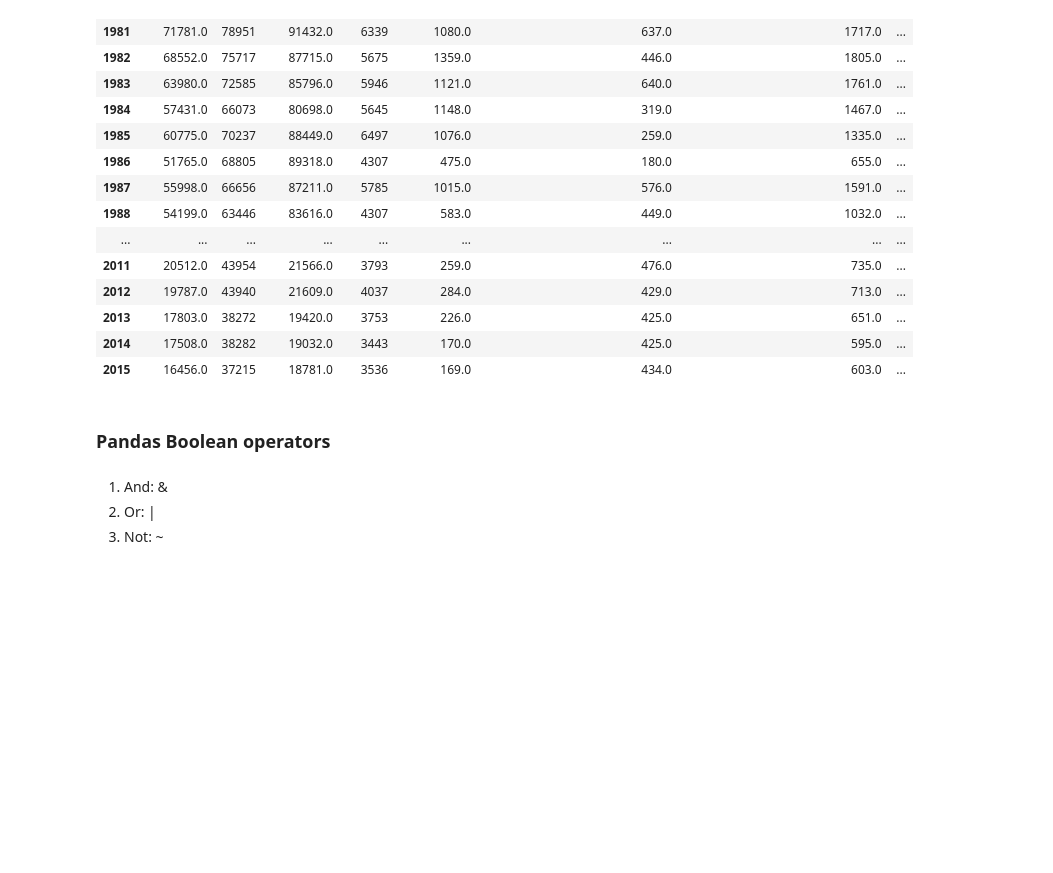
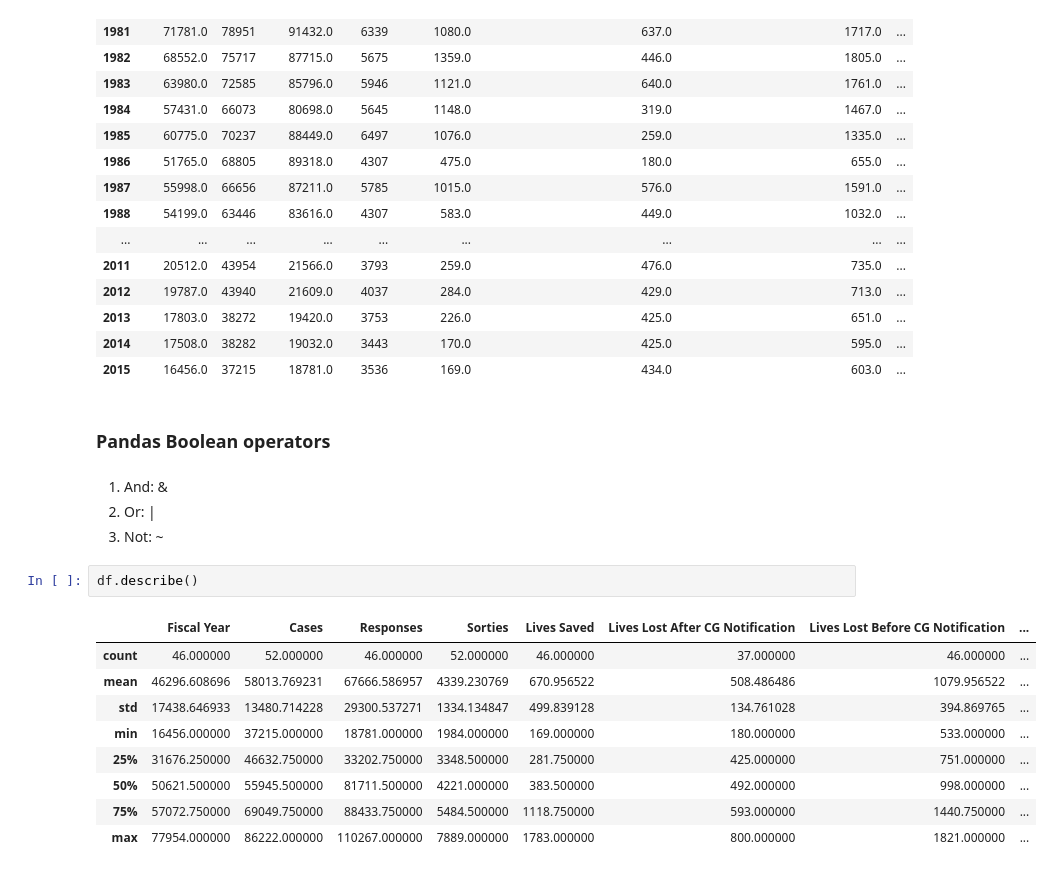
Before and after one commit to DanyQJ/Ingenieria-de-datos, a Jupyter notebook: Python y Pandas para ingeniería de datos/Notebooks/Semana_3/012_Selecting_DataFrame_data.ipynb, the cells around one changed output. Cells and saved outputs as stored; diff of their text form; blank space fills up the shorter version.

```diff
--- a/Python y Pandas para ingeniería de datos/Notebooks/Semana_3/012_Selecting_DataFrame_data.ipynb
+++ b/Python y Pandas para ingeniería de datos/Notebooks/Semana_3/012_Selecting_DataFrame_data.ipynb
@@ -104,3 +105,15 @@ df[mask]
 1. And: &
 2. Or: |
 3. Not: ~
+# %%
+df.describe()
+# %% [output]
+|  | Fiscal Year | Cases | Responses | Sorties | Lives Saved | Lives Lost After CG Notification | Lives Lost Before CG Notification | ... |
+| count | 46.000000 | 52.000000 | 46.000000 | 52.000000 | 46.000000 | 37.000000 | 46.000000 | ... |
+| mean | 46296.608696 | 58013.769231 | 67666.586957 | 4339.230769 | 670.956522 | 508.486486 | 1079.956522 | ... |
+| std | 17438.646933 | 13480.714228 | 29300.537271 | 1334.134847 | 499.839128 | 134.761028 | 394.869765 | ... |
+| min | 16456.000000 | 37215.000000 | 18781.000000 | 1984.000000 | 169.000000 | 180.000000 | 533.000000 | ... |
+| 25% | 31676.250000 | 46632.750000 | 33202.750000 | 3348.500000 | 281.750000 | 425.000000 | 751.000000 | ... |
+| 50% | 50621.500000 | 55945.500000 | 81711.500000 | 4221.000000 | 383.500000 | 492.000000 | 998.000000 | ... |
+| 75% | 57072.750000 | 69049.750000 | 88433.750000 | 5484.500000 | 1118.750000 | 593.000000 | 1440.750000 | ... |
+| max | 77954.000000 | 86222.000000 | 110267.000000 | 7889.000000 | 1783.000000 | 800.000000 | 1821.000000 | ... |
```
Also changed, not shown: parts of 4 cells of this notebook.
